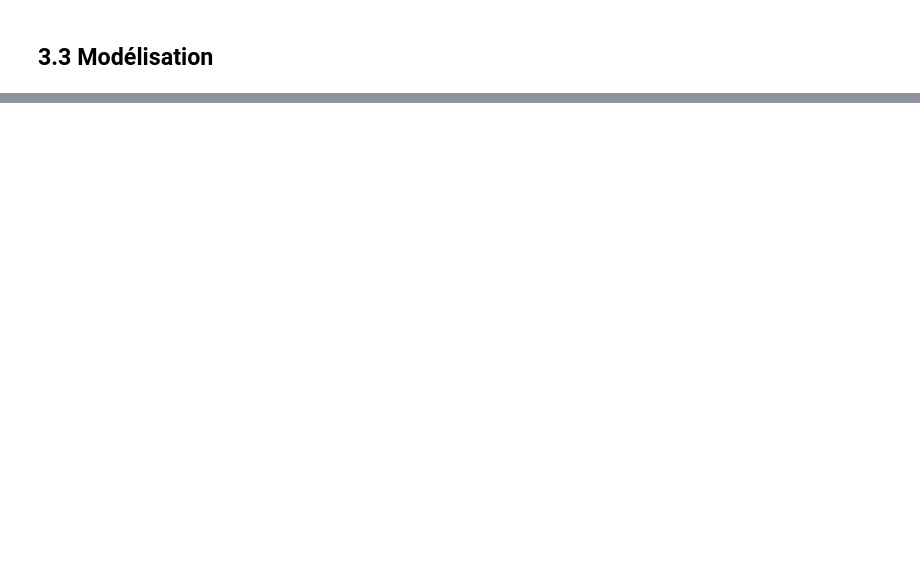
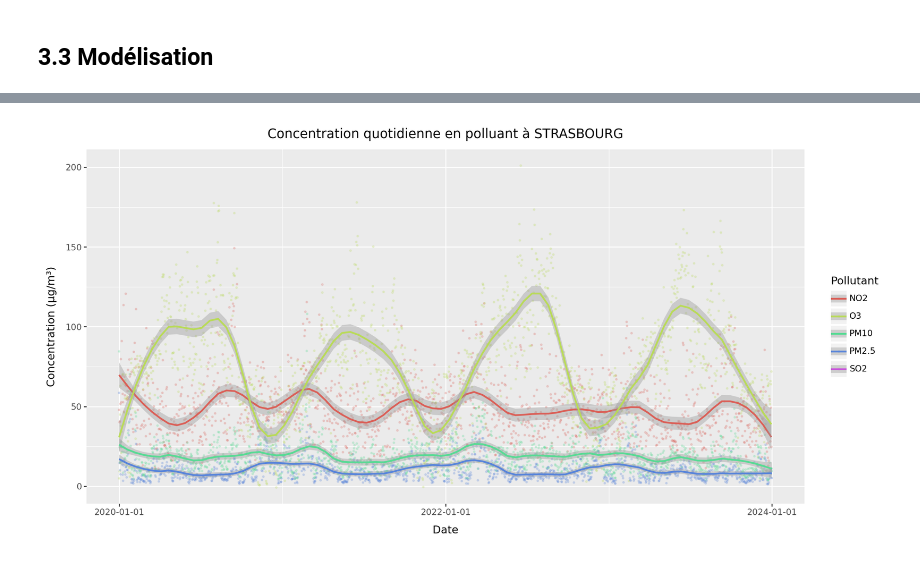
Before and after one commit to Antoine-Merienne/Projet-data-science-Mornand-Merienne, a Jupyter notebook: analyse_pollution_air.ipynb, the cells around one changed output, grey strips where cells are left out. Cells and saved outputs as stored; diff of their text form; code cells hidden in the pictures; blank space fills up the shorter version.

```diff
--- a/analyse_pollution_air.ipynb
+++ b/analyse_pollution_air.ipynb
@@ -618,0 +616,36 @@ Y_t[(Y_t['nom_m'] == 'STRASBOURG')]
+# %%
+from plotnine import ggplot, aes, geom_point, geom_smooth, theme_minimal, labs, theme
+
+
+
+def plot_pollutants_ggplot(df):
+
+    # On Melt le dataframe pour simplifier le plotting avec plotnine
+    melted_df = df.melt(id_vars='date',
+                        value_vars=['NO2', 'O3', 'PM2.5', 'PM10', 'SO2'],
+                        var_name='Polluant',
+                        value_name='Concentration')
+
+    ville = str(df[['nom_m']].iloc[0,0])
+
+    # On crée ggplot
+    p = (ggplot(melted_df, aes(x='date', y='Concentration', color='Polluant'))
+         + geom_point(alpha=0.2, size=0.5)  # Points
+         + geom_smooth(method='loess', span = 0.15,se=True, size=1)  # Smoothed lines
+         + labs(title=f'Concentration quotidienne en polluant à {ville}',
+                x='Date',
+                y='Concentration (µg/m³)',
+                color='Pollutant')
+         + theme(figure_size=(12, 6))
+         )
+
+    return p
+
+
+
+data = Y_t[(Y_t['nom_m'] == 'STRASBOURG')]
+# Si on veut visualiser la log-concentration, on peut utiliser la commande suivante:
+#data[['NO2', 'O3', 'PM2.5', 'PM10', 'SO2']] = np.log(data[['NO2', 'O3', 'PM2.5', 'PM10', 'SO2']])
+plot_pollutants_ggplot(data)
+# %% [output]
+[figure, added]
```
Also changed, not shown: parts of 18 cells of this notebook.
